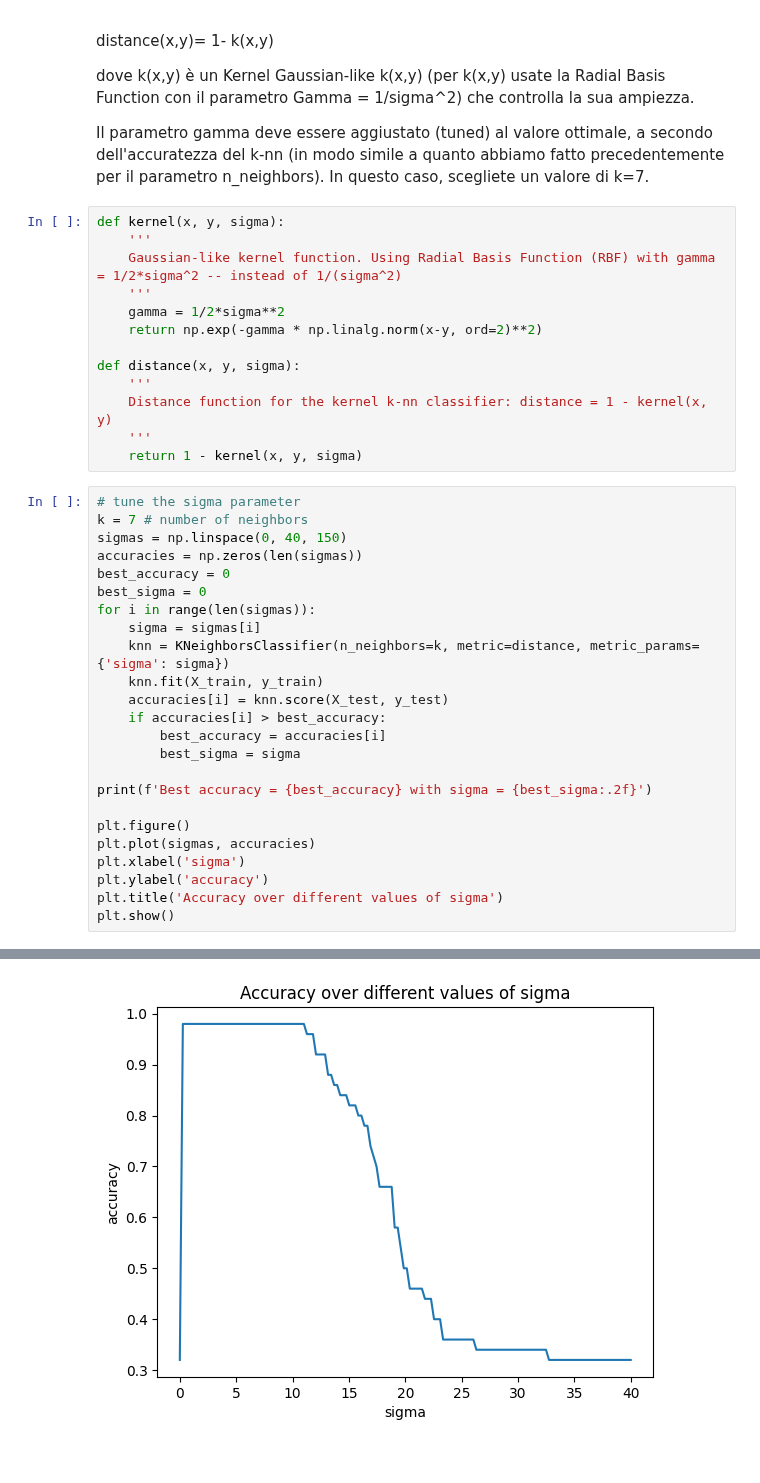
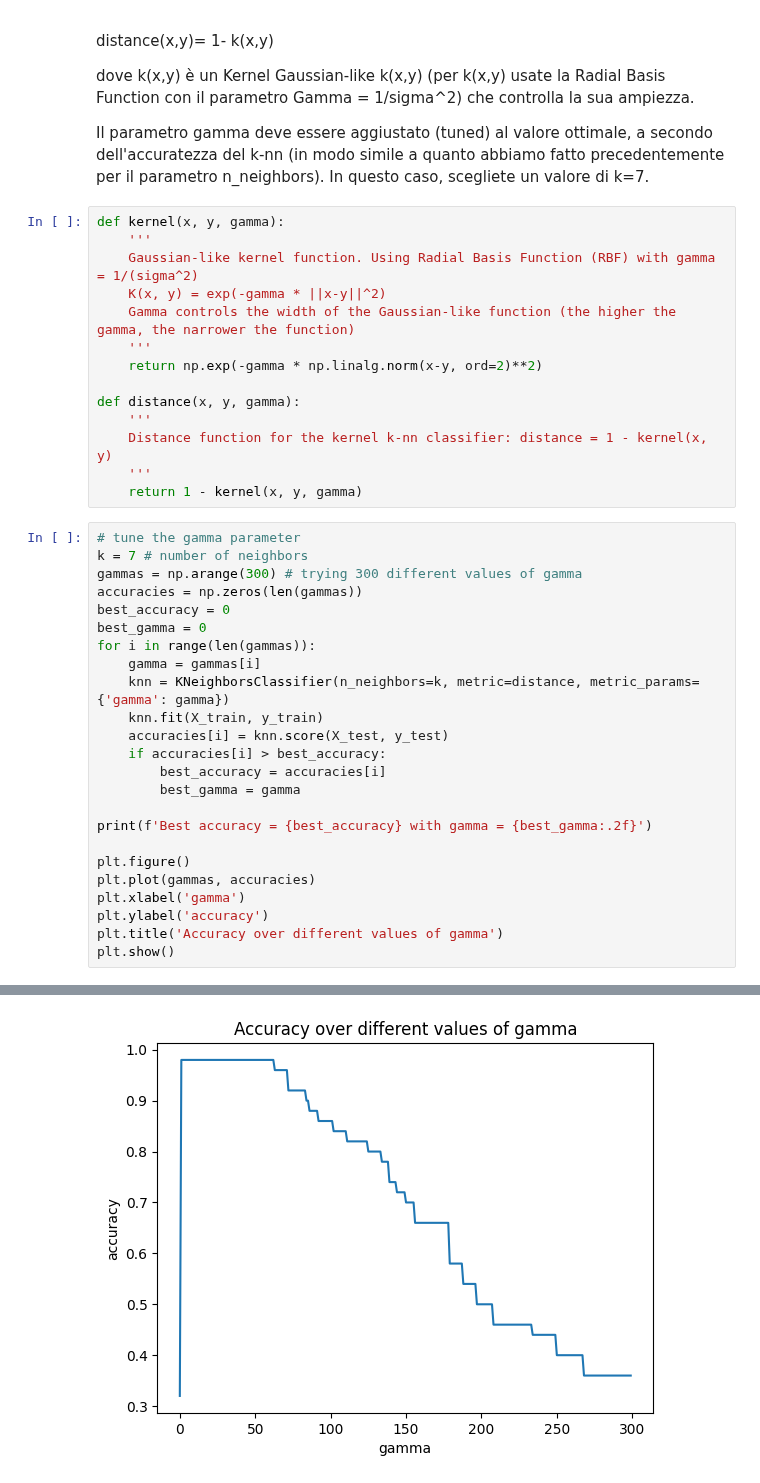
Before and after one commit to jakbtg/AAUT, a Jupyter notebook: Meo/2-knn_classification.ipynb, the cells around one changed output, grey strips where cells are left out. Saved outputs shown, nothing was run; the diff lists cells and outputs as text.

```diff
--- a/Meo/2-knn_classification.ipynb
+++ b/Meo/2-knn_classification.ipynb
@@ -464,40 +464,41 @@ dove k(x,y) è un Kernel Gaussian-like k(x,y) (per k(x,y) usate la Radial Basis
 
 Il parametro gamma deve essere aggiustato (tuned) al valore ottimale, a secondo dell'accuratezza del k-nn (in modo simile a quanto abbiamo fatto precedentemente per il parametro n_neighbors). In questo caso, scegliete un valore di k=7.
 # %%
-def kernel(x, y, sigma):
+def kernel(x, y, gamma):
     '''
-    Gaussian-like kernel function. Using Radial Basis Function (RBF) with gamma = 1/2*sigma^2 -- instead of 1/(sigma^2)
+    Gaussian-like kernel function. Using Radial Basis Function (RBF) with gamma = 1/(sigma^2)
+    K(x, y) = exp(-gamma * ||x-y||^2)
+    Gamma controls the width of the Gaussian-like function (the higher the gamma, the narrower the function)
     '''
-    gamma = 1/2*sigma**2
     return np.exp(-gamma * np.linalg.norm(x-y, ord=2)**2)
 
-def distance(x, y, sigma):
+def distance(x, y, gamma):
     '''
     Distance function for the kernel k-nn classifier: distance = 1 - kernel(x, y)
     '''
-    return 1 - kernel(x, y, sigma)
+    return 1 - kernel(x, y, gamma)
 # %%
-# tune the sigma parameter
+# tune the gamma parameter
 k = 7 # number of neighbors
-sigmas = np.linspace(0, 40, 150)
-accuracies = np.zeros(len(sigmas))
+gammas = np.arange(300) # trying 300 different values of gamma
+accuracies = np.zeros(len(gammas))
 best_accuracy = 0
-best_sigma = 0
-for i in range(len(sigmas)):
-    sigma = sigmas[i]
-    knn = KNeighborsClassifier(n_neighbors=k, metric=distance, metric_params={'sigma': sigma})
+best_gamma = 0
+for i in range(len(gammas)):
+    gamma = gammas[i]
+    knn = KNeighborsClassifier(n_neighbors=k, metric=distance, metric_params={'gamma': gamma})
     knn.fit(X_train, y_train)
     accuracies[i] = knn.score(X_test, y_test)
     if accuracies[i] > best_accuracy:
         best_accuracy = accuracies[i]
-        best_sigma = sigma
+        best_gamma = gamma
 
-print(f'Best accuracy = {best_accuracy} with sigma = {best_sigma:.2f}')
+print(f'Best accuracy = {best_accuracy} with gamma = {best_gamma:.2f}')
 
 plt.figure()
-plt.plot(sigmas, accuracies)
-plt.xlabel('sigma')
+plt.plot(gammas, accuracies)
+plt.xlabel('gamma')
 plt.ylabel('accuracy')
-plt.title('Accuracy over different values of sigma')
+plt.title('Accuracy over different values of gamma')
 plt.show()
 # %% [output]
@@ -505,2 +506,2 @@ Best accuracy = 0.98 with sigma = 0.27
-[figure, old version]
+[figure, new version]
 # %%
```
Also changed, not shown: parts of 2 cells of this notebook.
